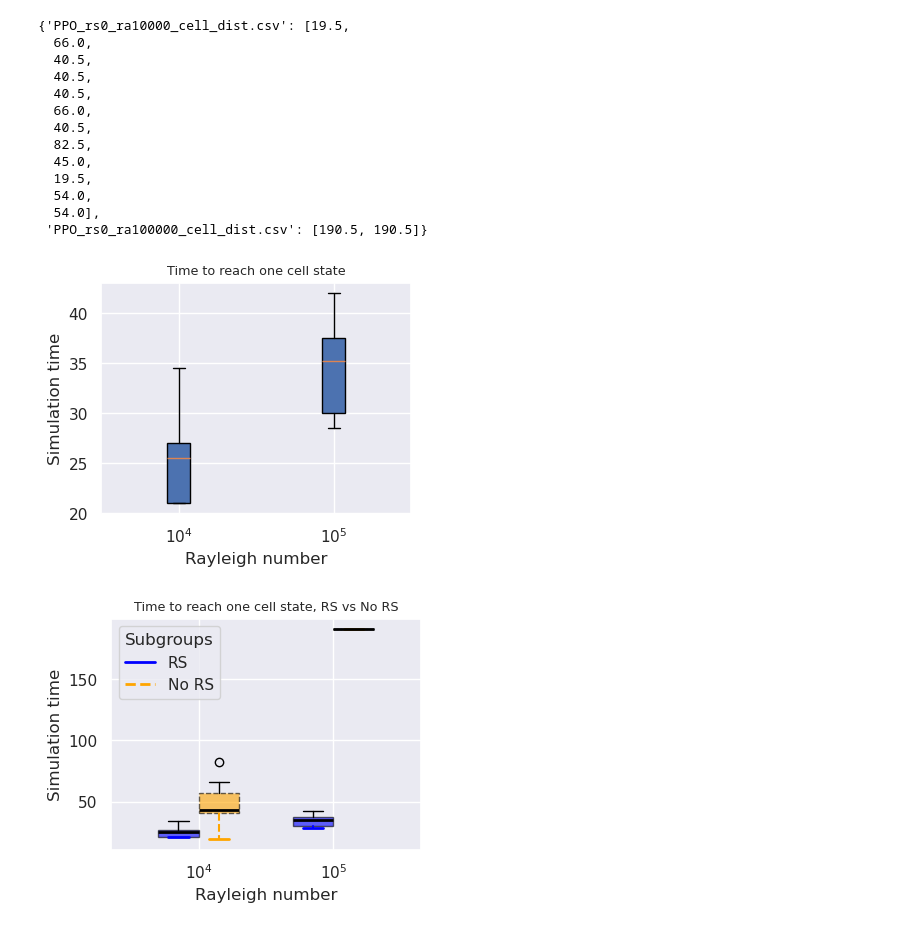
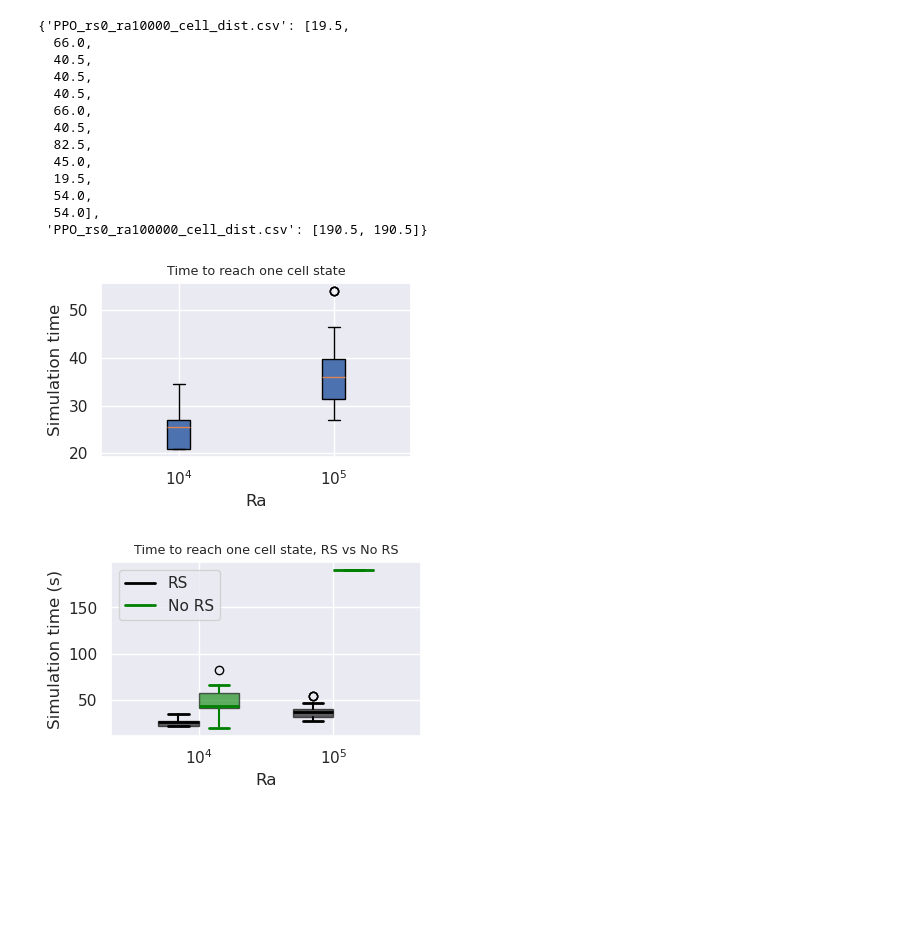
Before and after one commit to SAIL-project/RayleighBenard-Dataset, a Jupyter notebook: notebooks/results rewardshaping.ipynb, the cells around one changed output. Drawn from its saved outputs; the diff is of its cells as text; code cells hidden in the pictures; blank space fills up the shorter version.

```diff
--- a/notebooks/results rewardshaping.ipynb
+++ b/notebooks/results rewardshaping.ipynb
@@ -5,6 +5,9 @@ import pandas
 import matplotlib.pyplot as plt
 import numpy as np
 import seaborn as sns
+
+figsize = (4, 2.25)
+title_fontsize = 9.2
 # %% [markdown]
 # Results for PPO, PD Control and Baseline
 # %%
@@ -205,7 +352,7 @@ plt.show()
 # Last plot: time to reach one cell state
 # Approach: What is the first window of 10% of the episode where the cell distance is 0 for at least 80% of the time?
 # This makes sense only for ra=10000 and ra=100000
-csv_files_rs = ["PPO_rs25_ra10000_cell_dist.csv", "PPO_rs50_ra100000_cell_dist.csv"]
+csv_files_rs = ["PPO_rs25_ra10000_cell_dist.csv", "PPO_rs25_ra100000_cell_dist.csv"]
 csv_files_nors = ["PPO_rs0_ra10000_cell_dist.csv", "PPO_rs0_ra100000_cell_dist.csv"]
 ra = [10000, 100000]
 thres = 0.8
@@ -259,25 +406,25 @@ times_to_reach_one_cell_nors
  'PPO_rs0_ra100000_cell_dist.csv': [190.5, 190.5]}
 # %%
 # Sample data for three categories
-data = [times_to_reach_one_cell_rs["PPO_rs25_ra10000_cell_dist.csv"], times_to_reach_one_cell_rs["PPO_rs50_ra100000_cell_dist.csv"]]
+data = [times_to_reach_one_cell_rs["PPO_rs25_ra10000_cell_dist.csv"], times_to_reach_one_cell_rs["PPO_rs25_ra100000_cell_dist.csv"]]
 
 categories = [r'$10^4$', r'$10^5$']
 
 # Create the boxplot
-fig, ax = plt.subplots(figsize=(4, 3))
+fig, ax = plt.subplots(figsize=figsize)
 ax.boxplot(data, labels=categories, patch_artist=True)
 
 # Labels and title
-ax.set_xlabel("Rayleigh number")
+ax.set_xlabel("Ra")
 ax.set_ylabel("Simulation time")
-ax.set_title("Time to reach one cell state", fontsize=9.2)
+ax.set_title("Time to reach one cell state", fontsize=title_fontsize)
 
 plt.savefig("paperfigures/time_eps_onecell.svg", format="svg", bbox_inches="tight")
 
 # Show the plot
 plt.show()
 # %% [output]
-[figure, old version]
+[figure, new version]
 # %%
 import numpy as np
 import matplotlib.pyplot as plt
@@ -287,7 +434,7 @@ data = [
     [times_to_reach_one_cell_rs["PPO_rs25_ra10000_cell_dist.csv"],
      times_to_reach_one_cell_nors["PPO_rs0_ra10000_cell_dist.csv"]],  # Ra = 10^4
 
-    [times_to_reach_one_cell_rs["PPO_rs50_ra100000_cell_dist.csv"],
+    [times_to_reach_one_cell_rs["PPO_rs25_ra100000_cell_dist.csv"],
      times_to_reach_one_cell_nors["PPO_rs0_ra100000_cell_dist.csv"]]  # Ra = 10^5
 ]
 
@@ -295,11 +442,11 @@ categories = [r'$10^4$', r'$10^5$']  # Rayleigh numbers
 group_labels = ['RS', 'No RS']  # Updated legend labels
 
 # Define colors and styles
-colors = ['blue', 'orange']
+colors = ['black', 'green']
 linestyles = ['solid', 'dashed']
 
 # Create figure
-fig, ax = plt.subplots(figsize=(4, 3))
+fig, ax = plt.subplots(figsize=figsize)
 
 # Set positions for grouping
 num_groups = len(categories)
@@ -311,46 +458,49 @@ width = 0.3  # Width of each box
 all_data = [d for group in data for d in group]
 all_positions = [p + (i - (num_subgroups - 1)/2) * width for p in positions for i in range(num_subgroups)]
 
 # Create boxplot with different styles
 boxplots = ax.boxplot(
     all_data,
     positions=all_positions,
     widths=width,
     patch_artist=True  # Enables color filling
 )
 
 # Apply colors and styles
-for i, (box, cap, whisker, median) in enumerate(zip(
-    boxplots['boxes'],
-    boxplots['caps'][::2],  # Only start cap lines
-    boxplots['whiskers'][::2],  # Only start whiskers
-    boxplots['medians']
-)):
+for i, (box, median) in enumerate(zip(boxplots['boxes'], boxplots['medians'])):
     group_index = i % num_subgroups  # 0 or 1
     color = colors[group_index]
 
-    box.set(facecolor=color, alpha=0.6, edgecolor='black', linestyle=linestyles[group_index])
-    cap.set(color=color, linewidth=2)
-    whisker.set(color=color, linewidth=1.5, linestyle=linestyles[group_index])
-    median.set(color='black', linewidth=2)
+    # Set box color
+    box.set(facecolor=color, alpha=0.6, edgecolor='black')
+
+    # Set whiskers and caps color (fixing the issue)
+    for whisker in boxplots['whiskers'][2*i:2*i+2]:  # Both whiskers for the box
+        whisker.set(color=color, linewidth=1.5)
+
+    for cap in boxplots['caps'][2*i:2*i+2]:  # Both caps for the box
+        cap.set(color=color, linewidth=2)
+
+    # Set median color
+    median.set(color=color, linewidth=2)
 
 # Adjust x-axis
 ax.set_xticks(positions)
 ax.set_xticklabels(categories)
-ax.set_xlabel("Rayleigh number")
-ax.set_ylabel("Simulation time")
-ax.set_title("Time to reach one cell state, RS vs No RS", fontsize=9.2)
+ax.set_xlabel("Ra")
+ax.set_ylabel("Simulation time (s)")
+ax.set_title("Time to reach one cell state, RS vs No RS", fontsize=title_fontsize)
 
 # Create legend manually
 handles = [
-    plt.Line2D([0], [0], color=colors[i], linestyle=linestyles[i], linewidth=2, label=group_labels[i])
+    plt.Line2D([0], [0], color=colors[i], linewidth=2, label=group_labels[i])
     for i in range(num_subgroups)
 ]
-ax.legend(handles=handles, title="Subgroups")
+ax.legend(handles=handles, title="")
 
 plt.savefig("paperfigures/time_eps_onecell.svg", format="svg", bbox_inches="tight")
 
 # Show plot
 plt.show()
 # %% [output]
-[figure, old version]
+[figure, new version]
```
Also changed, not shown: parts of 13 cells of this notebook, 11 other files.
